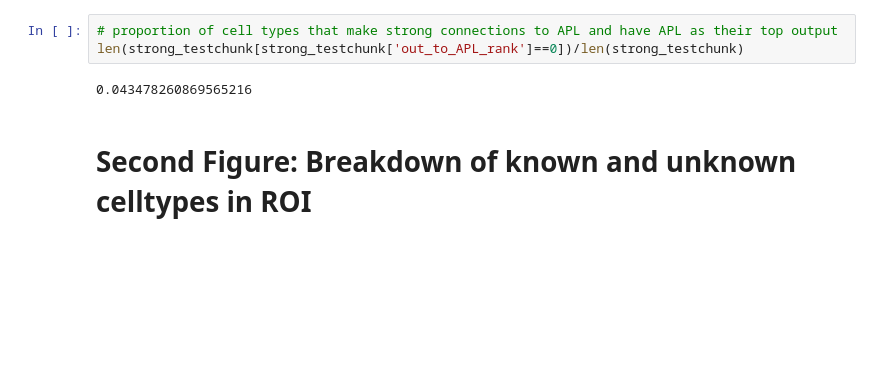
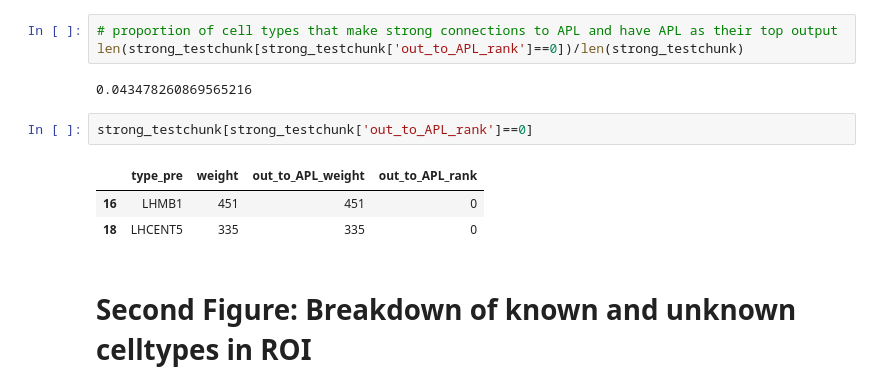
Before and after one commit to Gutierrez-lab/oviIN-analyses-gabrielle, a Jupyter notebook: hub_bespoke.ipynb, the cells around one changed output. Drawn from its saved outputs; the diff is of its cells as text; blank space fills up the shorter version.

Commit message:
only 2 cell types are primary to APL

```diff
--- a/hub_bespoke.ipynb
+++ b/hub_bespoke.ipynb
@@ -417,6 +417,12 @@ len(strong_testchunk)
 len(strong_testchunk[strong_testchunk['out_to_APL_rank']==0])/len(strong_testchunk)
 # %% [output]
 0.043478260869565216
+# %%
+strong_testchunk[strong_testchunk['out_to_APL_rank']==0]
+# %% [output]
+|  | type_pre | weight | out_to_APL_weight | out_to_APL_rank |
+| 16 | LHMB1 | 451 | 451 | 0 |
+| 18 | LHCENT5 | 335 | 335 | 0 |
 # %% [markdown]
 # Second Figure: Breakdown of known and unknown celltypes in ROI
 # %%
```
